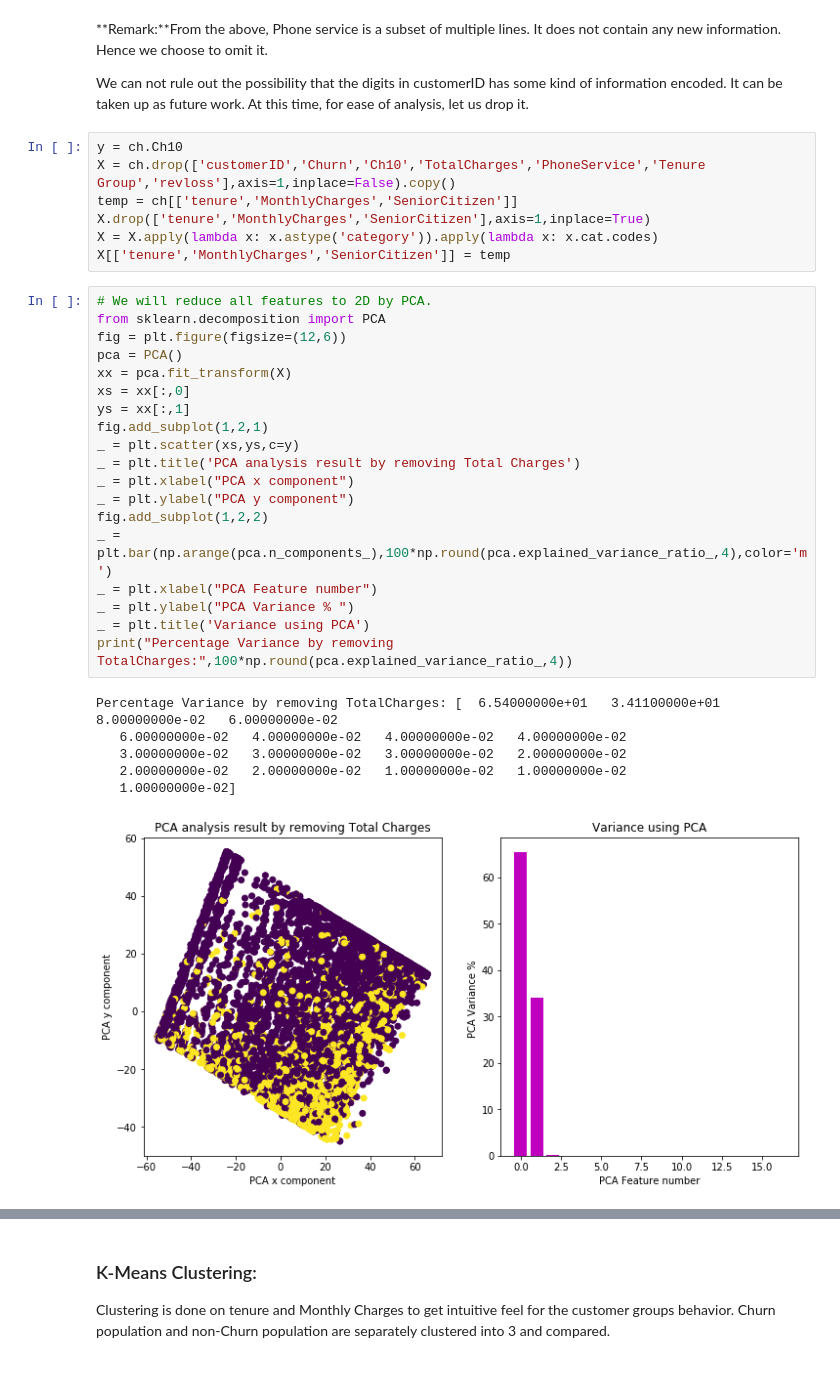
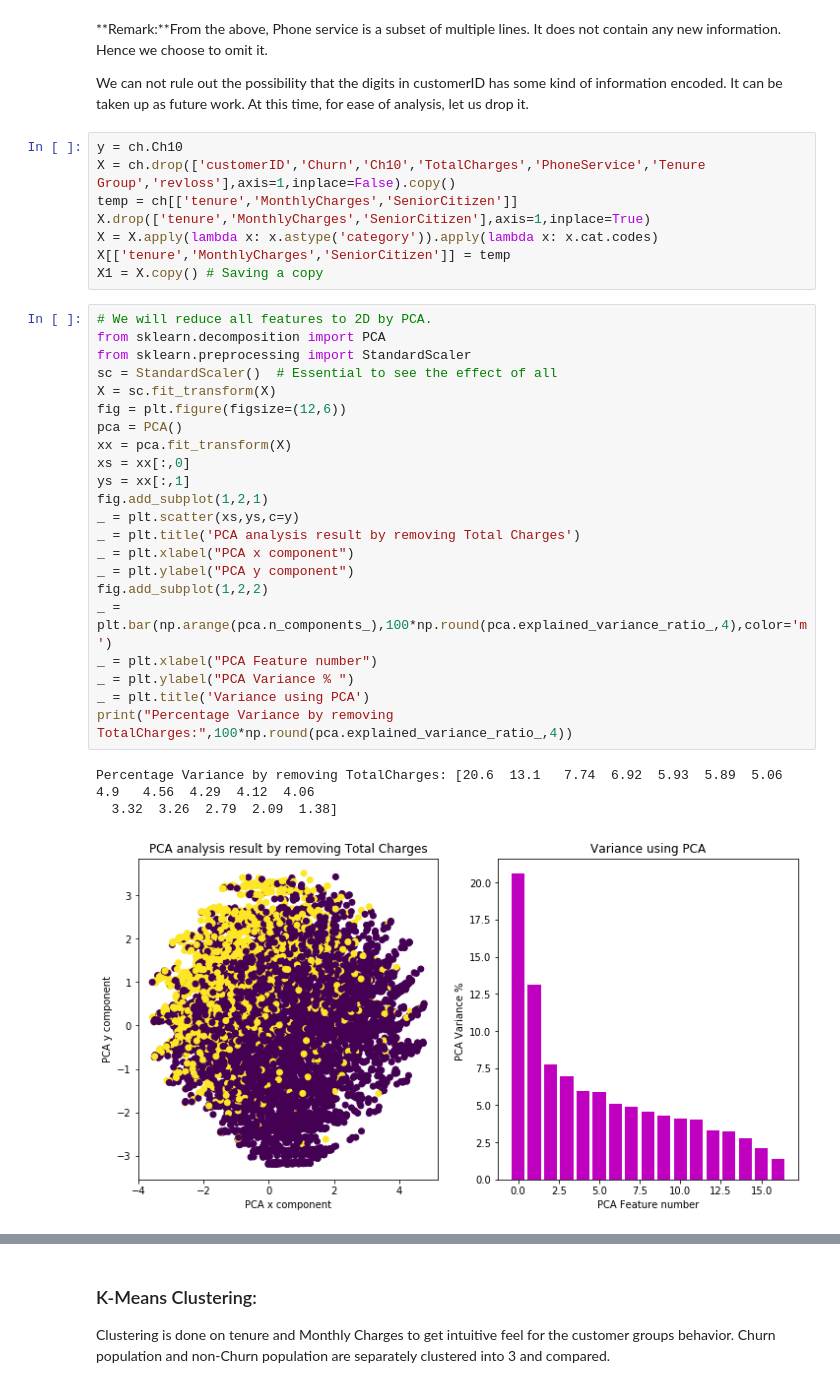
Before and after one commit to aparnack/data_science, a Jupyter notebook: projects/customer_retention/Retention.ipynb, the cells around one changed output, grey strips where cells are left out. Drawn from its saved outputs; the diff is of its cells as text.

```diff
--- a/projects/customer_retention/Retention.ipynb
+++ b/projects/customer_retention/Retention.ipynb
@@ -344,30 +344,31 @@ temp = ch[['tenure','MonthlyCharges','SeniorCitizen']]
 X.drop(['tenure','MonthlyCharges','SeniorCitizen'],axis=1,inplace=True)
 X = X.apply(lambda x: x.astype('category')).apply(lambda x: x.cat.codes)
 X[['tenure','MonthlyCharges','SeniorCitizen']] = temp
+X1 = X.copy() # Saving a copy
 # %%
 # We will reduce all features to 2D by PCA.
 from sklearn.decomposition import PCA
+from sklearn.preprocessing import StandardScaler
+sc = StandardScaler()  # Essential to see the effect of all
+X = sc.fit_transform(X)
 fig = plt.figure(figsize=(12,6))
 pca = PCA()
 xx = pca.fit_transform(X)
 xs = xx[:,0]
 ys = xx[:,1]
 fig.add_subplot(1,2,1)
 _ = plt.scatter(xs,ys,c=y)
 _ = plt.title('PCA analysis result by removing Total Charges')
 _ = plt.xlabel("PCA x component")
 _ = plt.ylabel("PCA y component")
 fig.add_subplot(1,2,2)
 _ = plt.bar(np.arange(pca.n_components_),100*np.round(pca.explained_variance_ratio_,4),color='m')
 _ = plt.xlabel("PCA Feature number")
 _ = plt.ylabel("PCA Variance % ")
 _ = plt.title('Variance using PCA')
 print("Percentage Variance by removing TotalCharges:",100*np.round(pca.explained_variance_ratio_,4))
 # %% [output]
-Percentage Variance by removing TotalCharges: [  6.54000000e+01   3.41100000e+01   8.00000000e-02   6.00000000e-02
-   6.00000000e-02   4.00000000e-02   4.00000000e-02   4.00000000e-02
-   3.00000000e-02   3.00000000e-02   3.00000000e-02   2.00000000e-02
-   2.00000000e-02   2.00000000e-02   1.00000000e-02   1.00000000e-02
-   1.00000000e-02]
+Percentage Variance by removing TotalCharges: [20.6  13.1   7.74  6.92  5.93  5.89  5.06  4.9   4.56  4.29  4.12  4.06
+  3.32  3.26  2.79  2.09  1.38]
-[figure, old version]
+[figure, new version]
 # %% [markdown]
```
Also changed, not shown: parts of 24 cells of this notebook.
